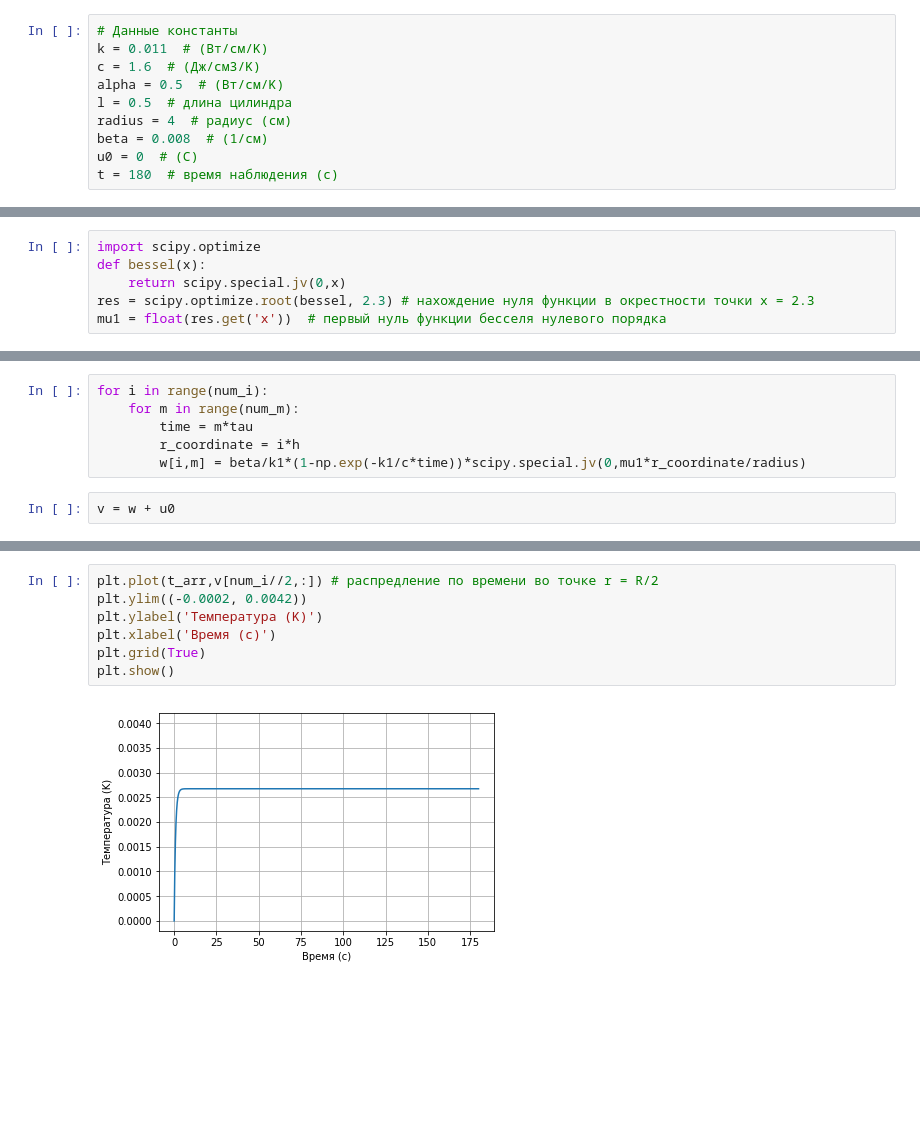
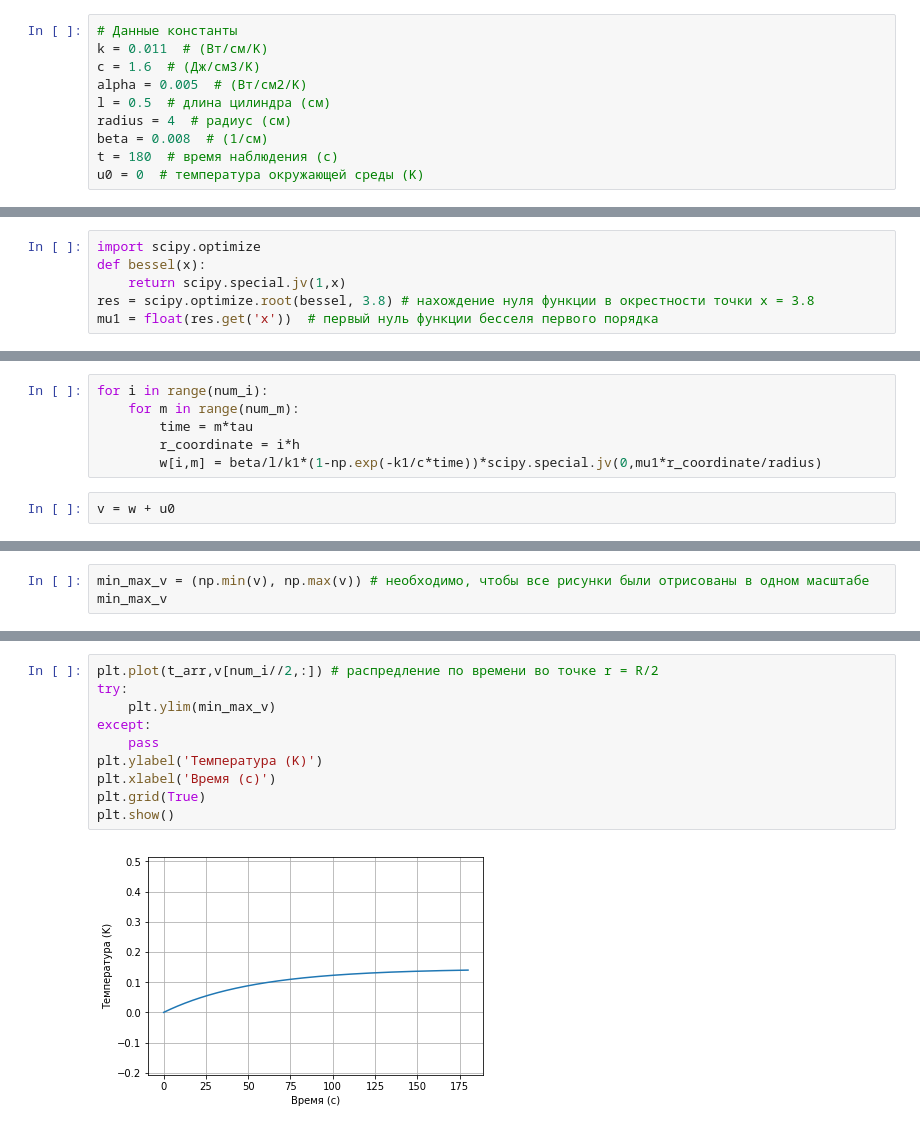
Before and after one commit to LinarKulinar/Numerical-Methods-in-Equations-of-Mathematical-Physics, a Jupyter notebook: analitic_solution.ipynb, the cells around one changed output, grey strips where cells are left out. Drawn from its saved outputs; the diff is of its cells as text; blank space fills up the shorter version.

Commit message:
Исправил alpha; ошибки в формулах неявной и аналитического

```diff
--- a/analitic_solution.ipynb
+++ b/analitic_solution.ipynb
@@ -5,12 +5,12 @@ import matplotlib.pyplot as plt
 # Данные константы
 k = 0.011  # (Вт/см/K)
 c = 1.6  # (Дж/см3/K)
-alpha = 0.5  # (Вт/см/K)
-l = 0.5  # длина цилиндра
+alpha = 0.005  # (Вт/см2/K)
+l = 0.5  # длина цилиндра (см)
 radius = 4  # радиус (см)
 beta = 0.008  # (1/см)
-u0 = 0  # (С)
 t = 180  # время наблюдения (c)
+u0 = 0  # температура окружающей среды (K)
 # %%
 # Задаем число отсчетов и шаги
 num_m = 1000
@@ -23,9 +23,9 @@ w = np.zeros((num_i, num_m))
 # %%
 import scipy.optimize
 def bessel(x):
-    return scipy.special.jv(0,x)
-res = scipy.optimize.root(bessel, 2.3) # нахождение нуля функции в окрестности точки x = 2.3
-mu1 = float(res.get('x'))  # первый нуль функции бесселя нулевого порядка
+    return scipy.special.jv(1,x)
+res = scipy.optimize.root(bessel, 3.8) # нахождение нуля функции в окрестности точки x = 3.8
+mu1 = float(res.get('x'))  # первый нуль функции бесселя первого порядка
 # %%
 res
 # %% [output]
@@ -56,6 +56,6 @@ for i in range(num_i):
     for m in range(num_m):
         time = m*tau
         r_coordinate = i*h
-        w[i,m] = beta/k1*(1-np.exp(-k1/c*time))*scipy.special.jv(0,mu1*r_coordinate/radius)
+        w[i,m] = beta/l/k1*(1-np.exp(-k1/c*time))*scipy.special.jv(0,mu1*r_coordinate/radius)
 # %%
 v = w + u0
@@ -61,0 +86,3 @@ v = w + u0
+# %%
+min_max_v = (np.min(v), np.max(v)) # необходимо, чтобы все рисунки были отрисованы в одном масштабе
+min_max_v
@@ -98,11 +139,14 @@ plt.show()
 # %%
 plt.plot(t_arr,v[num_i//2,:]) # распредление по времени во точке r = R/2
-plt.ylim((-0.0002, 0.0042))
+try:
+    plt.ylim(min_max_v)
+except:
+    pass
 plt.ylabel('Температура (K)')
 plt.xlabel('Время (с)')
 plt.grid(True)
 plt.show()
 # %% [output]
-[figure, old version]
+[figure, new version]
 # %%
 plt.plot(t_arr,v[-1,:]) # распредление по времени во точке r = R
```
Also changed, not shown: parts of 14 cells of this notebook, 1 other file.
